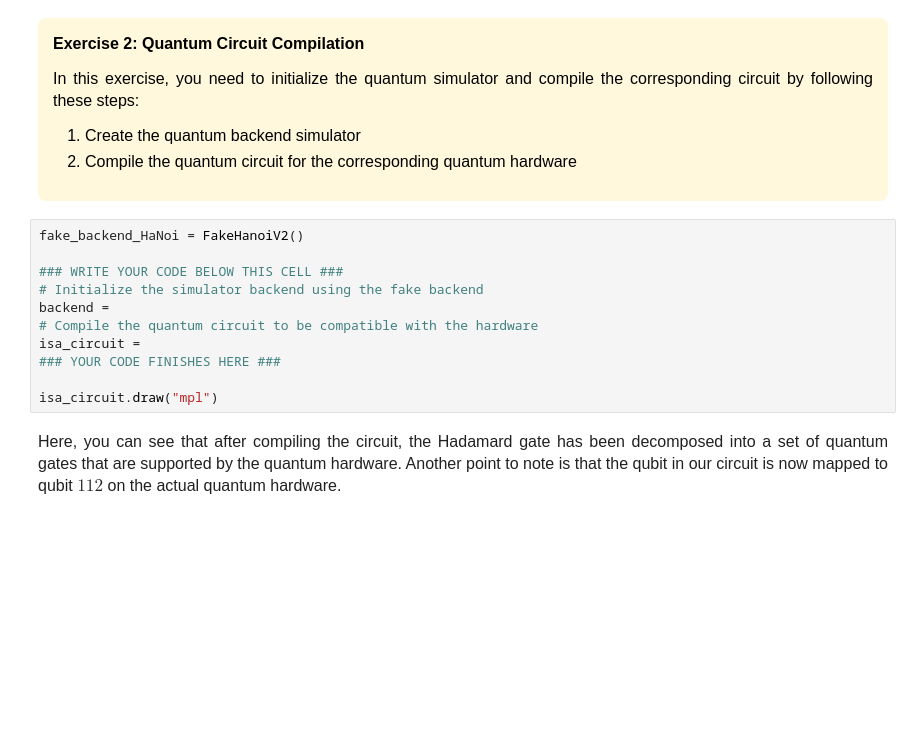
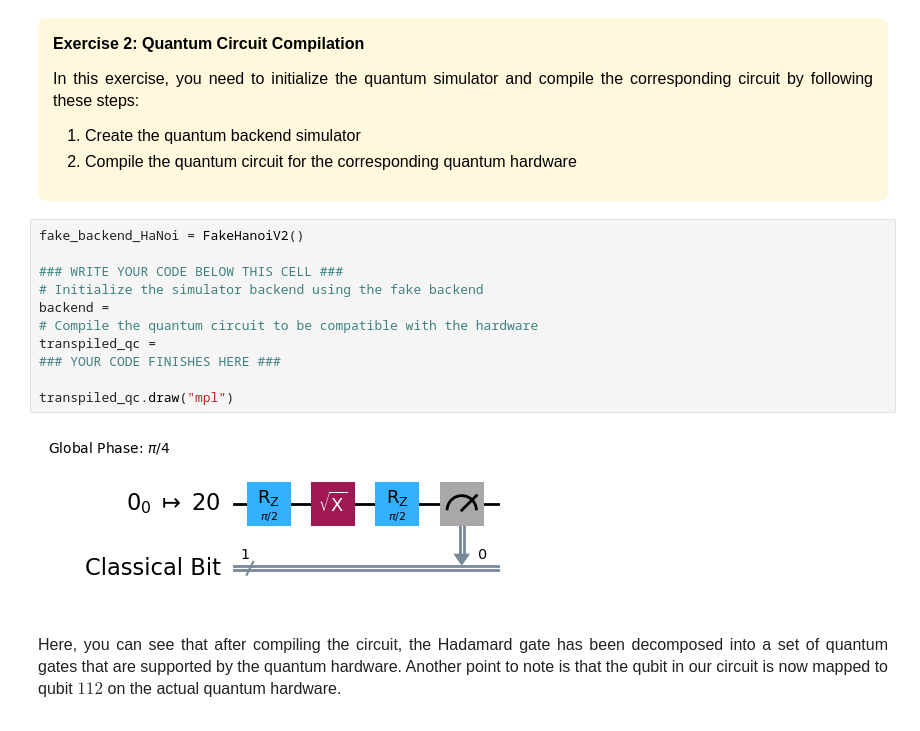
Before and after one commit to ioscholar/io-quantum-101, a Jupyter notebook: Lab01/Lab01.ipynb, the cells around one changed output. Saved outputs shown, nothing was run; the diff lists cells and outputs as text; blank space fills up the shorter version.

```diff
--- a/Lab01/Lab01.ipynb
+++ b/Lab01/Lab01.ipynb
@@ -248,14 +249,16 @@ In this exercise, you need to initialize the quantum simulator and compile the c
 # %%
 fake_backend_HaNoi = FakeHanoiV2()
 
 ### WRITE YOUR CODE BELOW THIS CELL ###
 # Initialize the simulator backend using the fake backend
 backend =
 # Compile the quantum circuit to be compatible with the hardware
-isa_circuit =
+transpiled_qc =
 ### YOUR CODE FINISHES HERE ###
 
-isa_circuit.draw("mpl")
+transpiled_qc.draw("mpl")
+# %% [output]
+[figure, added]
 # %% [markdown]
 <div style="font-family: 'Arial'; font-size: 16px; line-height: 1.6; text-align: justify;">
 
```
Also changed, not shown: parts of 17 cells of this notebook, 6 other files.
